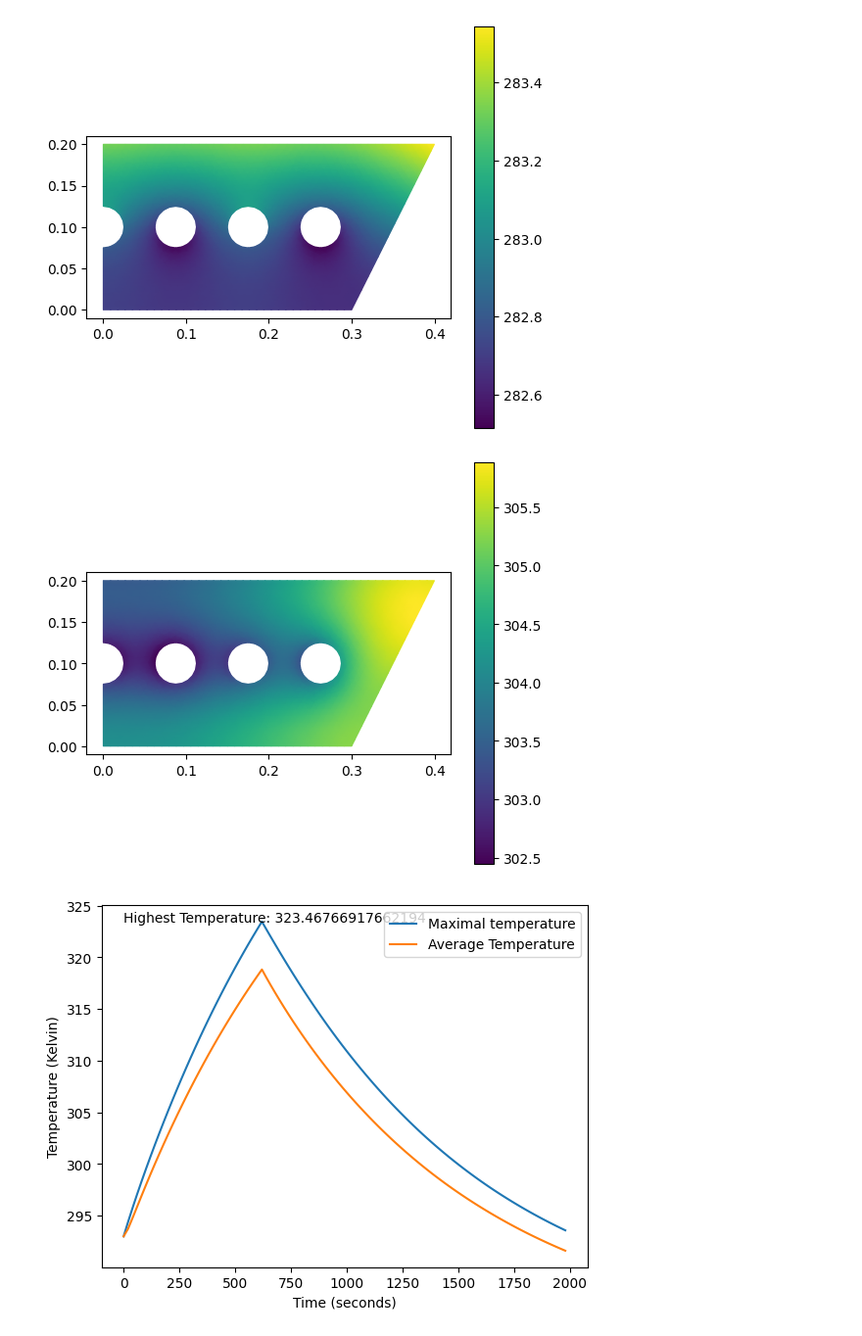
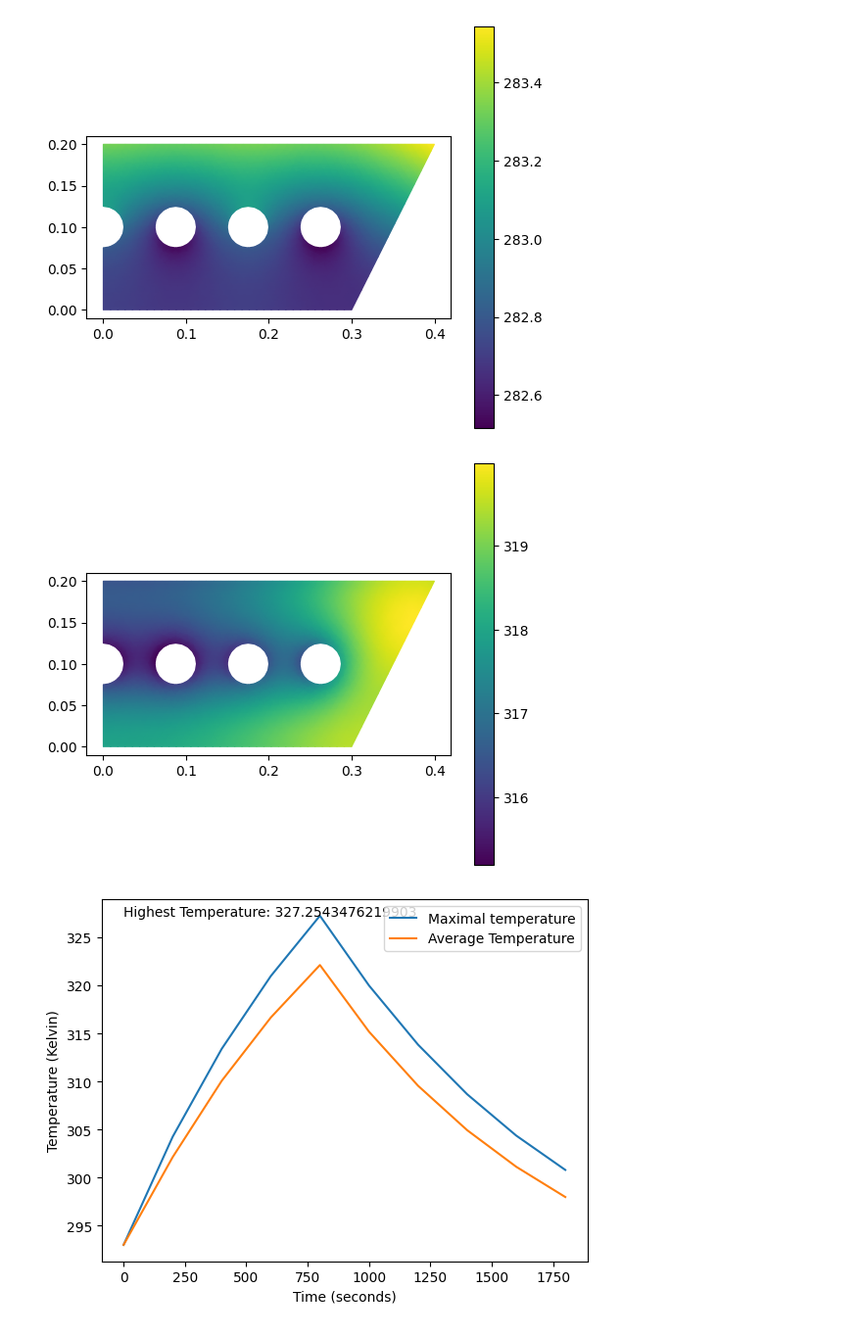
Before and after one commit to HermanEfr/Femprojekt, a Jupyter notebook: fem_proj.ipynb, the cells around one changed output. Shown at 98% size. Drawn from its saved outputs; the diff is of its cells as text; code cells hidden in the pictures.

```diff
--- a/fem_proj.ipynb
+++ b/fem_proj.ipynb
@@ -237,17 +238,13 @@ def tempfunc_one(time):
 def tempfunc_two(time):
     return (time <= 600)*88.42*1000 + 0.00001
 
-NUMBER_OF_STEPS = 100
+NUMBER_OF_STEPS = 10
 END_TIME = 2000
 
 a = transient_temp(END_TIME, NUMBER_OF_STEPS, dofs, coords, edof, bdofs, tempfunc_two)
 # %%
-
-
-
-
 cfv.figure()
-cfv.draw_nodal_values_shaded(a[:, 60], coords, edof)
+cfv.draw_nodal_values_shaded(a[:, 5], coords, edof)
 cfv.colorbar()
 cfv.show()
 
@@ -255,33 +252,35 @@ def maxtemp():
     max_temp_plot_y = []
     min_temp_plot_y = []
     max_deviation_temp = []
     time_x = []
     for step in range(NUMBER_OF_STEPS):
         max_temp_plot_y.append(max(a[:, step]))
         min_temp_plot_y.append(min(a[:, step]))
 
         deviations_in_a_single_step = []
         for x in a[:, step]:
             deviations_in_a_single_step.append(abs(x-T_inf))
 
         max_deviation_temp.append(max(deviations_in_a_single_step))
         time_x.append(step*(END_TIME/NUMBER_OF_STEPS))
     mpl.plot(time_x, max_temp_plot_y)
     mpl.plot(time_x, min_temp_plot_y)
     x_high, y_high = (time_x[max_temp_plot_y.index(max(max_temp_plot_y))], max(max_temp_plot_y))
     mpl.annotate("Highest Temperature: " + str(y_high), xy=(x_high, y_high), xytext=(0, y_high))
     mpl.legend(["Maximal temperature", "Average Temperature"])
     mpl.ylabel("Temperature (Kelvin)")
     mpl.xlabel("Time (seconds)")
     mpl.show
 
     mpl.figure()
     mpl.plot(time_x, max_deviation_temp)
     mpl.legend(["Devation from Ambient Temperature"])
     mpl.ylabel("Tempoerature (Kelvin)")
     mpl.xlabel("Time (seconds)")
     mpl.show
-maxtemp()
+    return max_deviation_temp
+
+max_deviation_temp = maxtemp()
 # %% [output]
-[figure, old version]
+[figure, new version]
-[figure, old version]
+[figure, new version]
```
Also changed, not shown: parts of 8 cells of this notebook.
